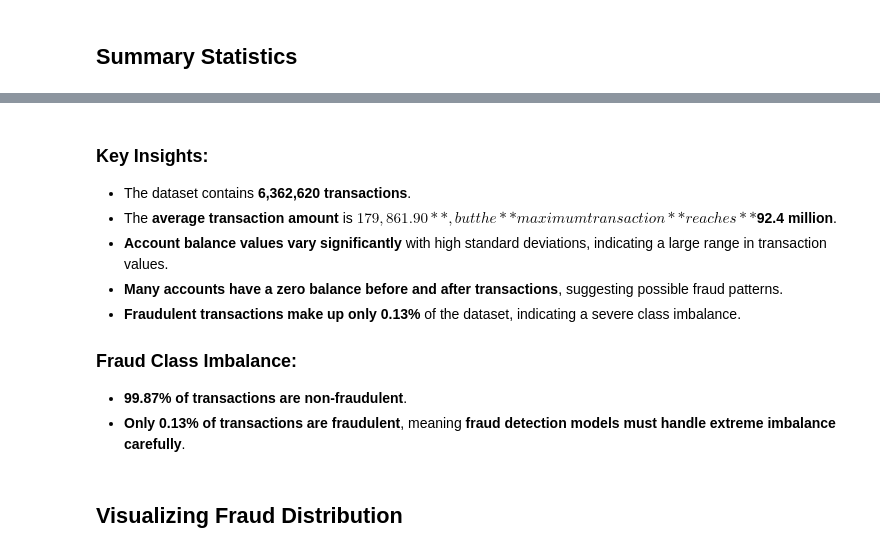
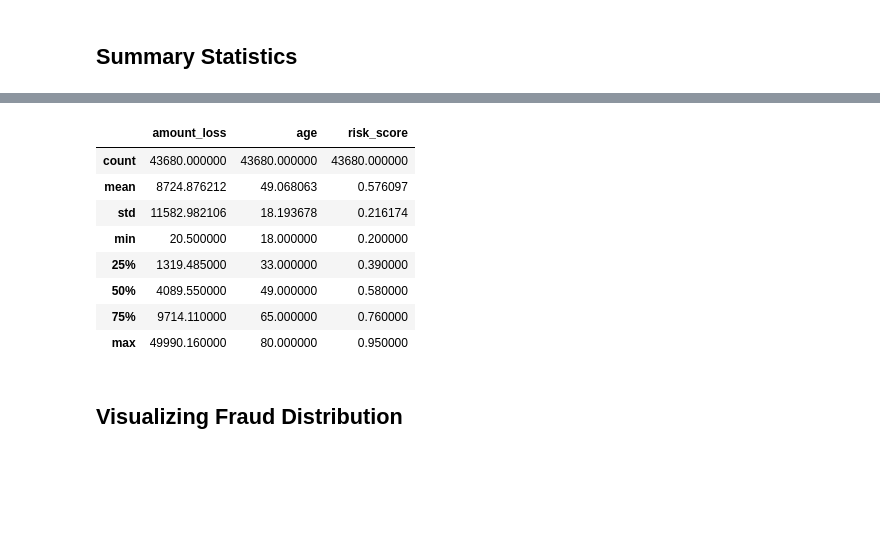
Before and after one commit to Swapnil2409/Financial-Fraud-Detection, a Jupyter notebook: Assignment-4/EDA&Hypothesis_Testing.ipynb, the cells around one changed output, grey strips where cells are left out. Drawn from its saved outputs; the diff is of its cells as text; code cells hidden in the pictures; blank space fills up the shorter version.

```diff
--- a/Assignment-4/EDA&Hypothesis_Testing.ipynb
+++ b/Assignment-4/EDA&Hypothesis_Testing.ipynb
@@ -88,14 +51,16 @@ Name: proportion, dtype: float64
-# %% [markdown]
-### Key Insights:
-- The dataset contains **6,362,620 transactions**.
-- The **average transaction amount** is **$179,861.90**, but the **maximum transaction** reaches **$92.4 million**.
-- **Account balance values vary significantly** with high standard deviations, indicating a large range in transaction values.
-- **Many accounts have a zero balance before and after transactions**, suggesting possible fraud patterns.
-- **Fraudulent transactions make up only 0.13%** of the dataset, indicating a severe class imbalance.
-
-### Fraud Class Imbalance:
-- **99.87% of transactions are non-fraudulent**.
-- **Only 0.13% of transactions are fraudulent**, meaning **fraud detection models must handle extreme imbalance carefully**.
+# %%
+# Summary statistics for numerical columns
+df.describe()
+# %% [output]
+|  | amount_loss | age | risk_score |
+| count | 43680.000000 | 43680.000000 | 43680.000000 |
+| mean | 8724.876212 | 49.068063 | 0.576097 |
+| std | 11582.982106 | 18.193678 | 0.216174 |
+| min | 20.500000 | 18.000000 | 0.200000 |
+| 25% | 1319.485000 | 33.000000 | 0.390000 |
+| 50% | 4089.550000 | 49.000000 | 0.580000 |
+| 75% | 9714.110000 | 65.000000 | 0.760000 |
+| max | 49990.160000 | 80.000000 | 0.950000 |
 # %% [markdown]
 ## **Visualizing Fraud Distribution**
 # %% [markdown]
```
Also changed, not shown: parts of 29 cells of this notebook, 9 other files.
